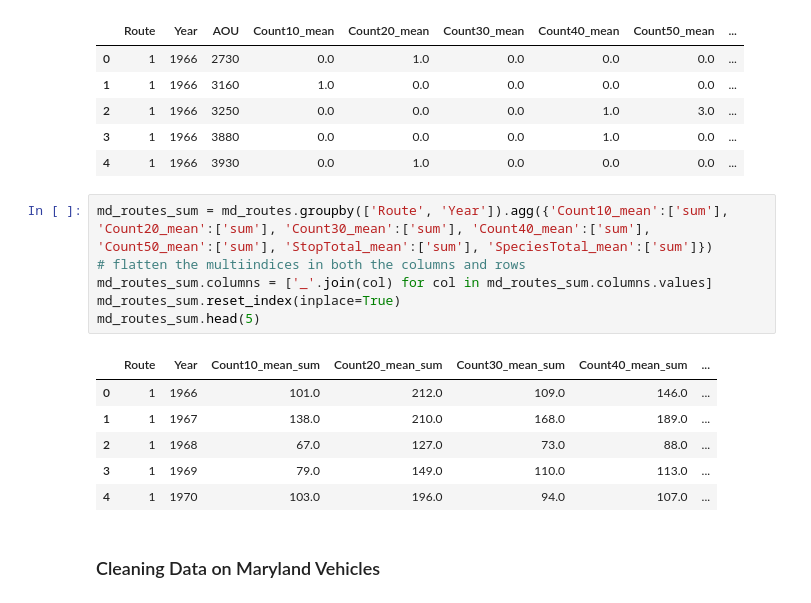
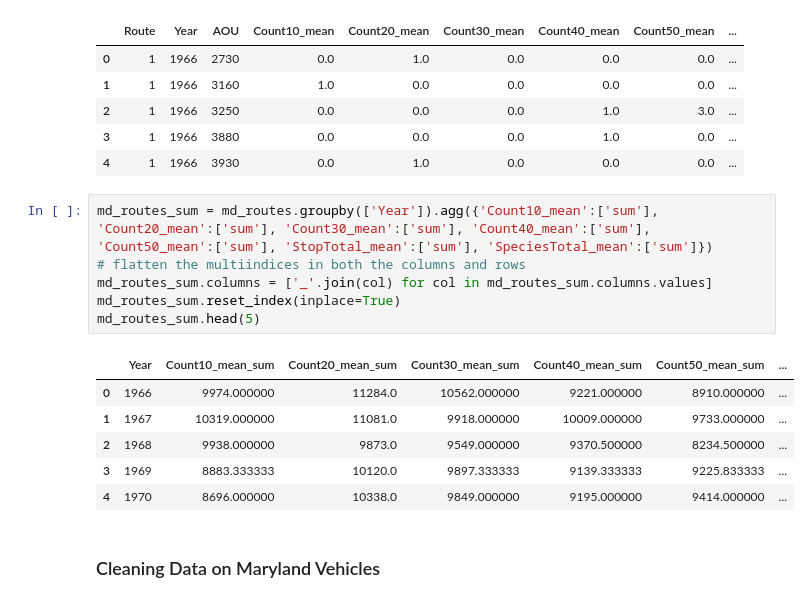
Before and after one commit to Calvin-Davis/CMSC320-FinalProject-Birds, a Jupyter notebook: Code/submission.ipynb, the cells around one changed output. Drawn from its saved outputs; the diff is of its cells as text.

```diff
--- a/Code/submission.ipynb
+++ b/Code/submission.ipynb
@@ -105,18 +105,18 @@ md_routes.head(5)
 | 3 | 1 | 1966 | 3880 | 0.0 | 0.0 | 0.0 | 1.0 | 0.0 | ... |
 | 4 | 1 | 1966 | 3930 | 0.0 | 1.0 | 0.0 | 0.0 | 0.0 | ... |
 # %%
-md_routes_sum = md_routes.groupby(['Route', 'Year']).agg({'Count10_mean':['sum'], 'Count20_mean':['sum'], 'Count30_mean':['sum'], 'Count40_mean':['sum'], 'Count50_mean':['sum'], 'StopTotal_mean':['sum'], 'SpeciesTotal_mean':['sum']})
+md_routes_sum = md_routes.groupby(['Year']).agg({'Count10_mean':['sum'], 'Count20_mean':['sum'], 'Count30_mean':['sum'], 'Count40_mean':['sum'], 'Count50_mean':['sum'], 'StopTotal_mean':['sum'], 'SpeciesTotal_mean':['sum']})
 # flatten the multiindices in both the columns and rows
 md_routes_sum.columns = ['_'.join(col) for col in md_routes_sum.columns.values]
 md_routes_sum.reset_index(inplace=True)
 md_routes_sum.head(5)
 # %% [output]
-|  | Route | Year | Count10_mean_sum | Count20_mean_sum | Count30_mean_sum | Count40_mean_sum | ... |
-| 0 | 1 | 1966 | 101.0 | 212.0 | 109.0 | 146.0 | ... |
-| 1 | 1 | 1967 | 138.0 | 210.0 | 168.0 | 189.0 | ... |
-| 2 | 1 | 1968 | 67.0 | 127.0 | 73.0 | 88.0 | ... |
-| 3 | 1 | 1969 | 79.0 | 149.0 | 110.0 | 113.0 | ... |
-| 4 | 1 | 1970 | 103.0 | 196.0 | 94.0 | 107.0 | ... |
+|  | Year | Count10_mean_sum | Count20_mean_sum | Count30_mean_sum | Count40_mean_sum | Count50_mean_sum | ... |
+| 0 | 1966 | 9974.000000 | 11284.0 | 10562.000000 | 9221.000000 | 8910.000000 | ... |
+| 1 | 1967 | 10319.000000 | 11081.0 | 9918.000000 | 10009.000000 | 9733.000000 | ... |
+| 2 | 1968 | 9938.000000 | 9873.0 | 9549.000000 | 9370.500000 | 8234.500000 | ... |
+| 3 | 1969 | 8883.333333 | 10120.0 | 9897.333333 | 9139.333333 | 9225.833333 | ... |
+| 4 | 1970 | 8696.000000 | 10338.0 | 9849.000000 | 9195.000000 | 9414.000000 | ... |
 # %% [markdown]
 ### Cleaning Data on Maryland Vehicles
 # %%
```
Also changed, not shown: parts of 4 cells of this notebook.
